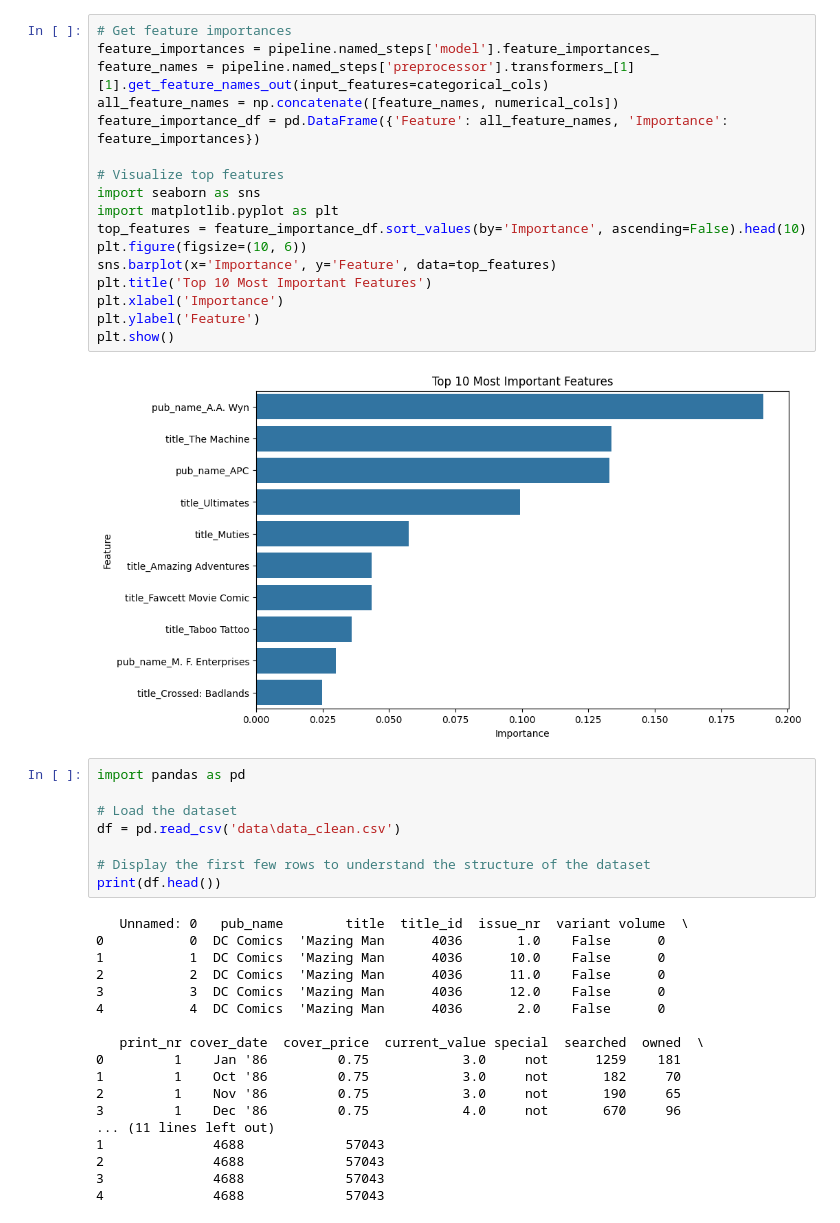
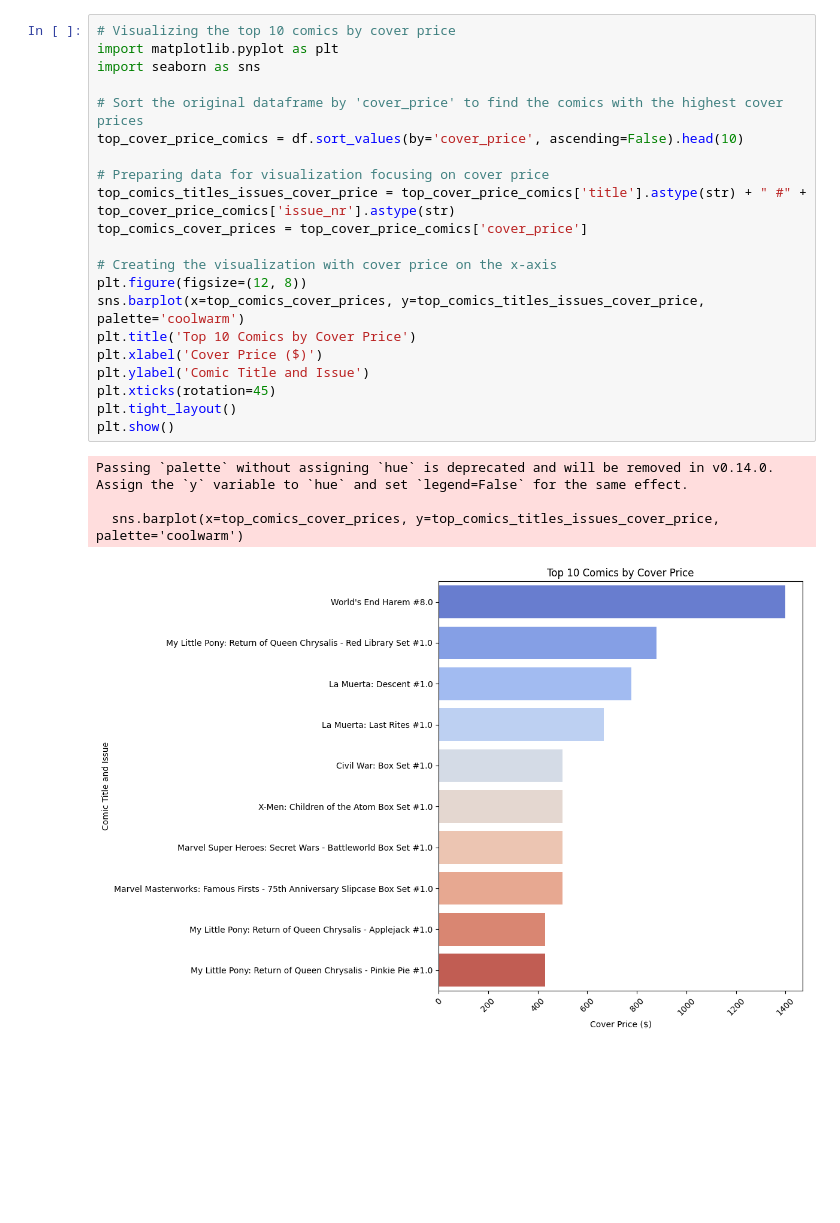
Before and after one commit to Barneyyyyyy/Comic-Valuator-Predictive-Analysis-of-Comic-Book-Market-Values, a Jupyter notebook: model.ipynb, the cells around one changed output. Drawn from its saved outputs; the diff is of its cells as text; blank space fills up the shorter version.

```diff
--- a/model.ipynb
+++ b/model.ipynb
@@ -115,45 +91,26 @@ R-squared (R^2): 0.0365
-# %%
-# Get feature importances
-feature_importances = pipeline.named_steps['model'].feature_importances_
-feature_names = pipeline.named_steps['preprocessor'].transformers_[1][1].get_feature_names_out(input_features=categorical_cols)
-all_feature_names = np.concatenate([feature_names, numerical_cols])
-feature_importance_df = pd.DataFrame({'Feature': all_feature_names, 'Importance': feature_importances})
-
-# Visualize top features
-import seaborn as sns
-import matplotlib.pyplot as plt
-top_features = feature_importance_df.sort_values(by='Importance', ascending=False).head(10)
-plt.figure(figsize=(10, 6))
-sns.barplot(x='Importance', y='Feature', data=top_features)
-plt.title('Top 10 Most Important Features')
-plt.xlabel('Importance')
-plt.ylabel('Feature')
-plt.show()
-# %% [output]
-[figure, removed]
-# %%
-import pandas as pd
-
-# Load the dataset
-df = pd.read_csv('data\data_clean.csv')
-
-# Display the first few rows to understand the structure of the dataset
-print(df.head())
-# %% [output]
-   Unnamed: 0   pub_name        title  title_id  issue_nr  variant volume  \
-0           0  DC Comics  'Mazing Man      4036       1.0    False      0
-1           1  DC Comics  'Mazing Man      4036      10.0    False      0
-2           2  DC Comics  'Mazing Man      4036      11.0    False      0
-3           3  DC Comics  'Mazing Man      4036      12.0    False      0
-4           4  DC Comics  'Mazing Man      4036       2.0    False      0
-
-   print_nr cover_date  cover_price  current_value special  searched  owned  \
-0         1    Jan '86         0.75            3.0     not      1259    181
-1         1    Oct '86         0.75            3.0     not       182     70
-2         1    Nov '86         0.75            3.0     not       190     65
-3         1    Dec '86         0.75            4.0     not       670     96
-... (11 lines left out)
-1              4688             57043
-2              4688             57043
-3              4688             57043
-4              4688             57043
+# %%
+# Visualizing the top 10 comics by cover price
+import matplotlib.pyplot as plt
+import seaborn as sns
+
+# Sort the original dataframe by 'cover_price' to find the comics with the highest cover prices
+top_cover_price_comics = df.sort_values(by='cover_price', ascending=False).head(10)
+
+# Preparing data for visualization focusing on cover price
+top_comics_titles_issues_cover_price = top_cover_price_comics['title'].astype(str) + " #" + top_cover_price_comics['issue_nr'].astype(str)
+top_comics_cover_prices = top_cover_price_comics['cover_price']
+
+# Creating the visualization with cover price on the x-axis
+plt.figure(figsize=(12, 8))
+sns.barplot(x=top_comics_cover_prices, y=top_comics_titles_issues_cover_price, palette='coolwarm')
+plt.title('Top 10 Comics by Cover Price')
+plt.xlabel('Cover Price ($)')
+plt.ylabel('Comic Title and Issue')
+plt.xticks(rotation=45)
+plt.tight_layout()
+plt.show()
+# %% [output]
+Passing `palette` without assigning `hue` is deprecated and will be removed in v0.14.0. Assign the `y` variable to `hue` and set `legend=False` for the same effect.
+
+  sns.barplot(x=top_comics_cover_prices, y=top_comics_titles_issues_cover_price, palette='coolwarm')
+[figure, added]
```
Also changed, not shown: parts of 1 cell of this notebook, 4 other files.
